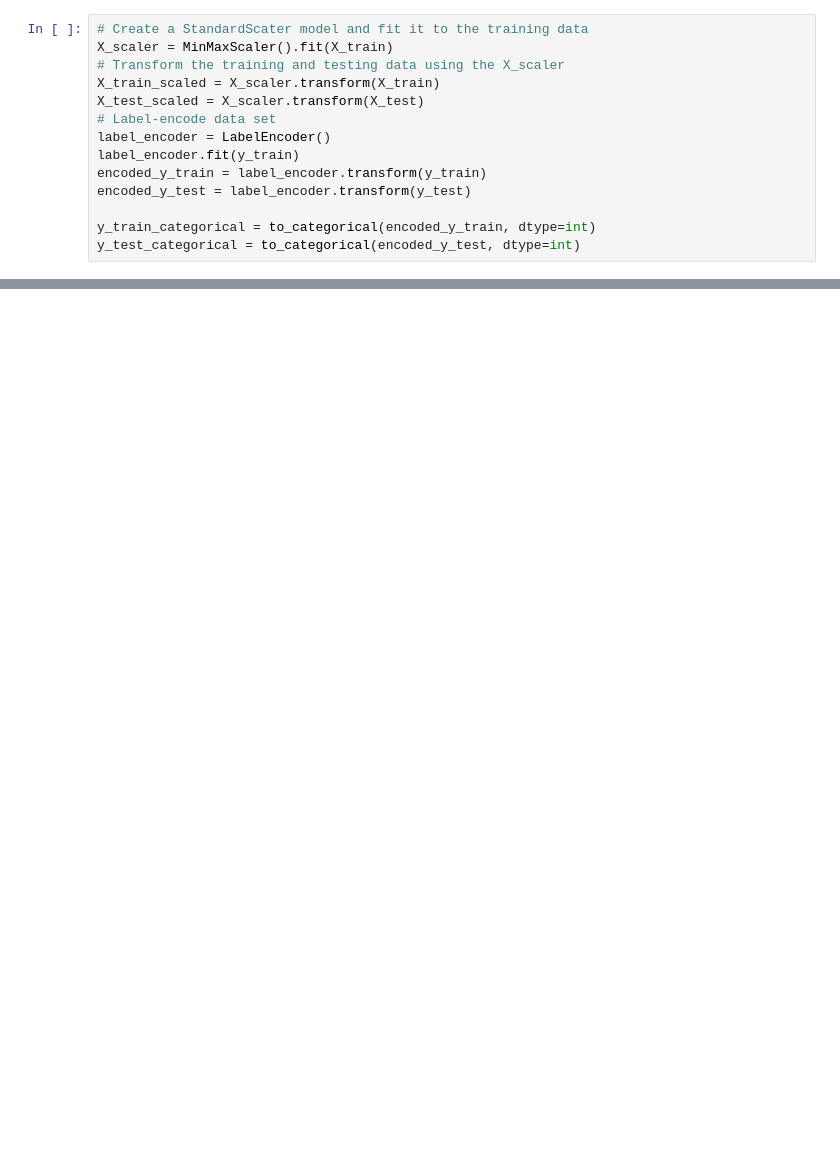
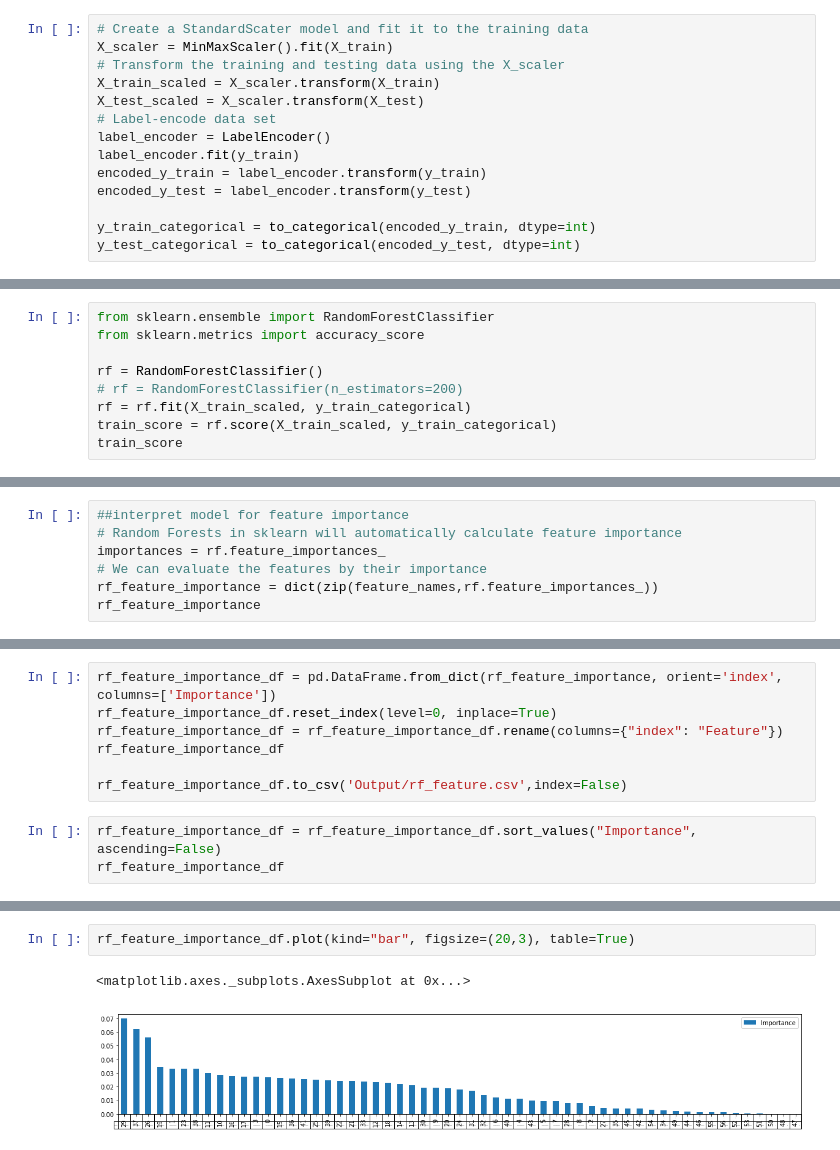
Before and after one commit to robeaseab/National-Nursing-Home-Analysis, a Jupyter notebook: SNF_ML.ipynb, the cells around one changed output, grey strips where cells are left out. Drawn from its saved outputs; the diff is of its cells as text; blank space fills up the shorter version.

Commit message:
added random forest classifier

```diff
--- a/SNF_ML.ipynb
+++ b/SNF_ML.ipynb
@@ -217,0 +225,9 @@ y_test_categorical = to_categorical(encoded_y_test, dtype=int)
+# %%
+from sklearn.ensemble import RandomForestClassifier
+from sklearn.metrics import accuracy_score
+
+rf = RandomForestClassifier()
+# rf = RandomForestClassifier(n_estimators=200)
+rf = rf.fit(X_train_scaled, y_train_categorical)
+train_score = rf.score(X_train_scaled, y_train_categorical)
+train_score
@@ -217,0 +247,7 @@ y_test_categorical = to_categorical(encoded_y_test, dtype=int)
+# %%
+##interpret model for feature importance
+# Random Forests in sklearn will automatically calculate feature importance
+importances = rf.feature_importances_
+# We can evaluate the features by their importance
+rf_feature_importance = dict(zip(feature_names,rf.feature_importances_))
+rf_feature_importance
@@ -217,0 +272,10 @@ y_test_categorical = to_categorical(encoded_y_test, dtype=int)
+# %%
+rf_feature_importance_df = pd.DataFrame.from_dict(rf_feature_importance, orient='index', columns=['Importance'])
+rf_feature_importance_df.reset_index(level=0, inplace=True)
+rf_feature_importance_df = rf_feature_importance_df.rename(columns={"index": "Feature"})
+rf_feature_importance_df
+
+rf_feature_importance_df.to_csv('Output/rf_feature.csv',index=False)
+# %%
+rf_feature_importance_df = rf_feature_importance_df.sort_values("Importance", ascending=False)
+rf_feature_importance_df
@@ -217,0 +300,5 @@ y_test_categorical = to_categorical(encoded_y_test, dtype=int)
+# %%
+rf_feature_importance_df.plot(kind="bar", figsize=(20,3), table=True)
+# %% [output]
+<matplotlib.axes._subplots.AxesSubplot at 0x...>
+[figure, added]
```
Also changed, not shown: parts of 16 cells of this notebook, 4 other files.
